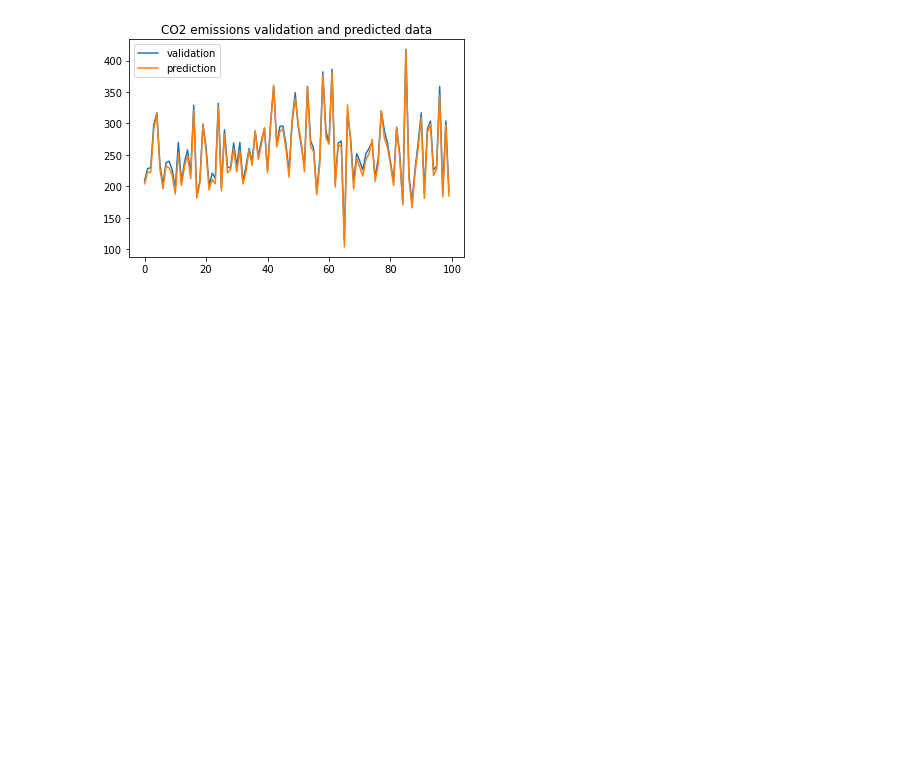
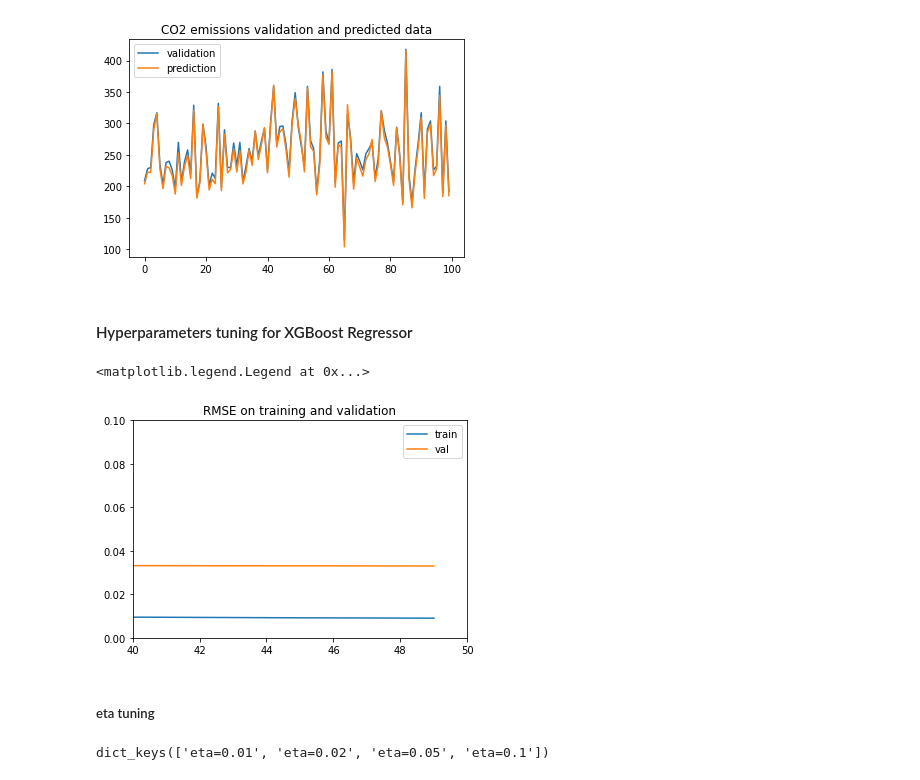
Before and after one commit to DZorikhin/co2_emissions, a Jupyter notebook: notebook.ipynb, the cells around one changed output. Cells and saved outputs as stored; diff of their text form; code cells hidden in the pictures; blank space fills up the shorter version.

```diff
--- a/notebook.ipynb
+++ b/notebook.ipynb
@@ -587,3 +587,5 @@ plt.legend()
 # %% [output]
 <matplotlib.legend.Legend at 0x...>
 [figure]
+# %% [markdown]
+#### Hyperparameters tuning for XGBoost Regressor
@@ -589,0 +611,30 @@ plt.legend()
+# %%
+def parse_xgb_output(output):
+    results = []
+
+    for line in output.stdout.strip().split('\n'):
+        it_line, train_line, val_line = line.split('\t')
+
+        it = int(it_line.strip('[]'))
+        train = float(train_line.split(':')[1])
+        val = float(val_line.split(':')[1])
+
+        results.append((it, train, val))
+
+    columns = ['num_iter', 'train_rmse', 'val_rmse']
+    df_results = pd.DataFrame(results, columns=columns)
+    return df_results
+# %%
+df_score_xgb = parse_xgb_output(output)
+# %%
+plt.plot(df_score_xgb.num_iter, df_score_xgb.train_rmse, label='train')
+plt.plot(df_score_xgb.num_iter, df_score_xgb.val_rmse, label='val')
+plt.title('RMSE on training and validation')
+plt.xlim(40, 50)
+plt.ylim(0, 0.1)
+plt.legend()
+# %% [output]
+<matplotlib.legend.Legend at 0x...>
+[figure, added]
+# %% [markdown]
+##### eta tuning
@@ -589,0 +663,4 @@ plt.legend()
+# %%
+scores.keys()
+# %% [output]
+dict_keys(['eta=0.01', 'eta=0.02', 'eta=0.05', 'eta=0.1'])
```
Also changed, not shown: parts of 27 cells of this notebook.
